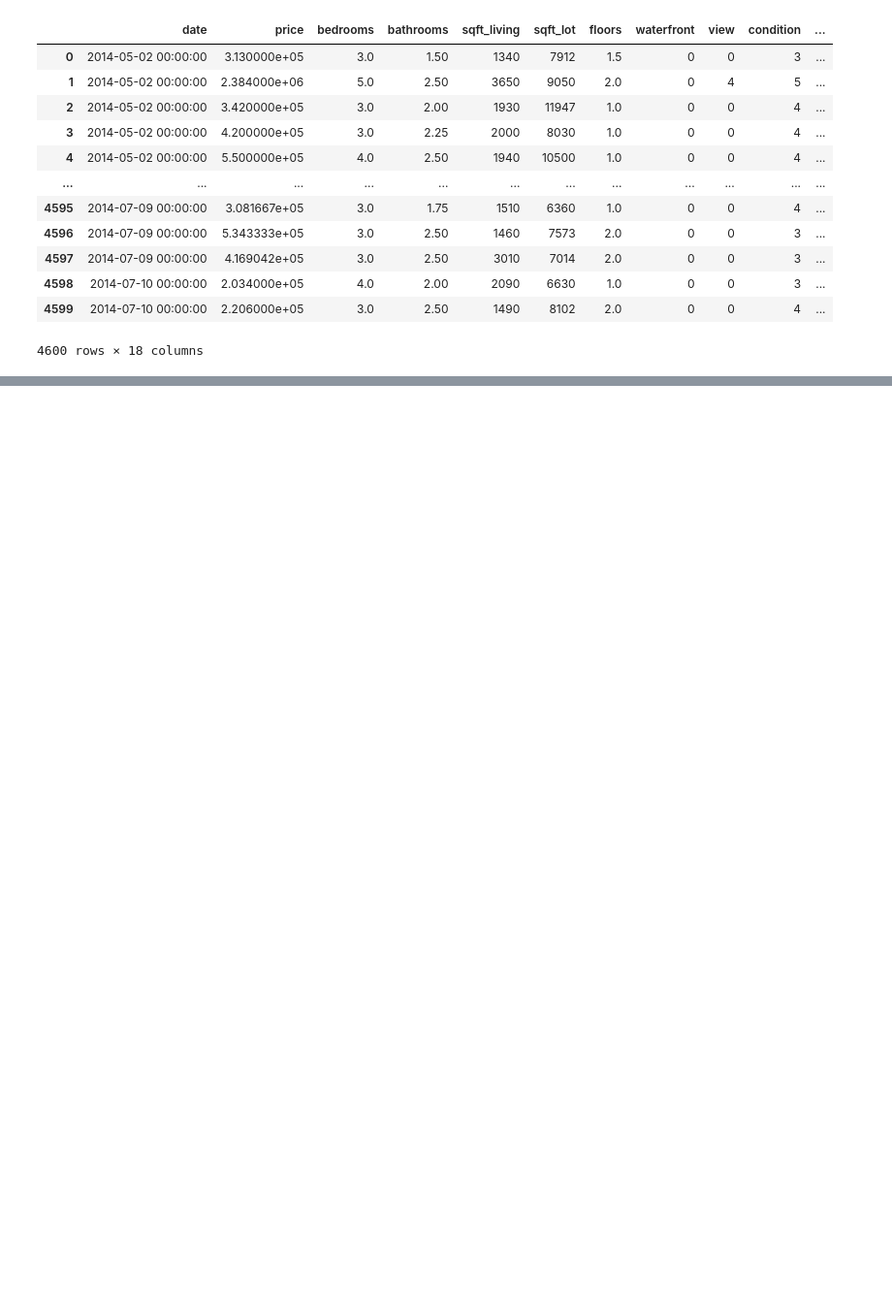
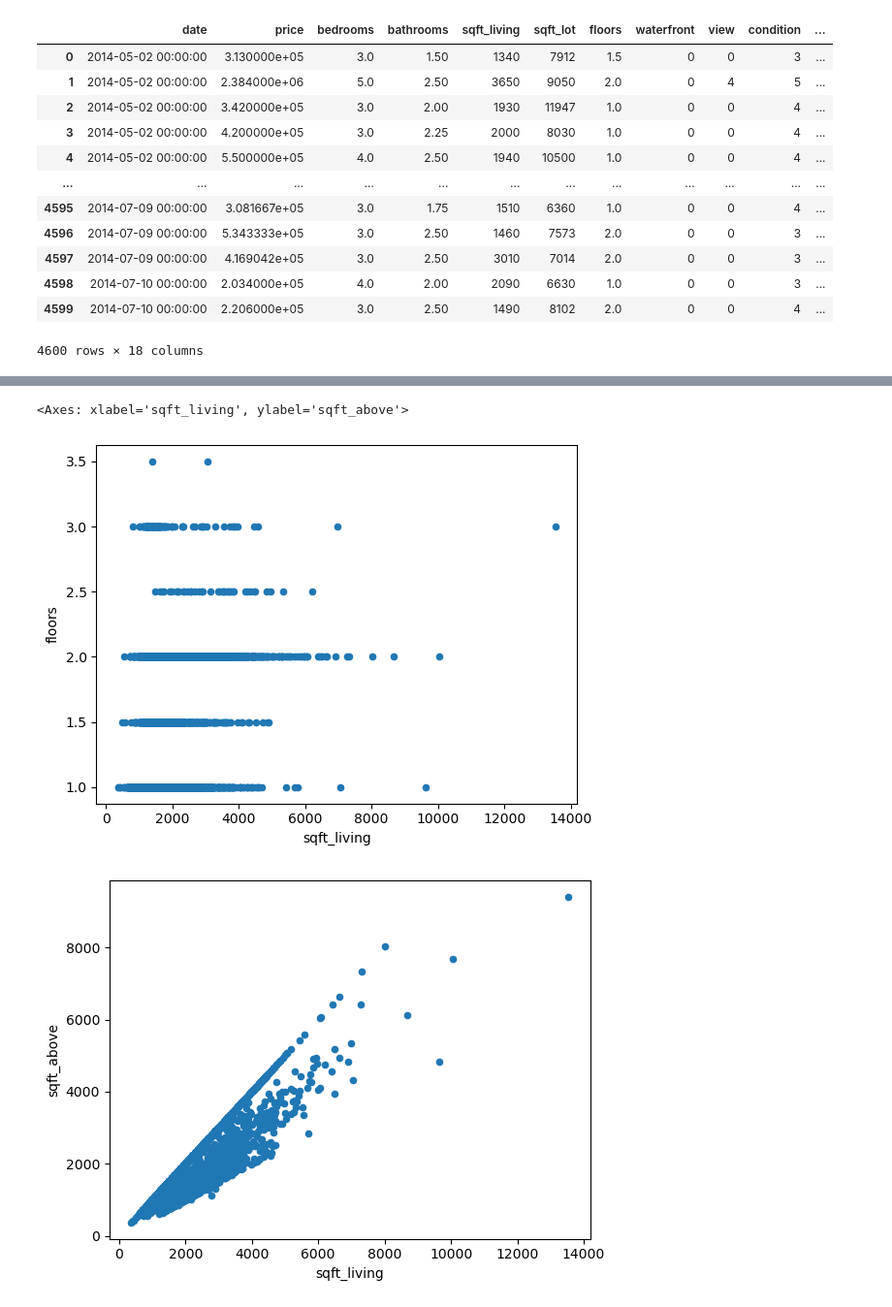
Before and after one commit to FahaDragusss/Foundations-Of-Machine-Learning, a Jupyter notebook: House Price Prediction Model/Preparing data.ipynb, the cells around one changed output, grey strips where cells are left out. Shown: that part at 97% size. Cells and saved outputs as stored; diff of their text form; code cells hidden in the pictures; blank space fills up the shorter version.

```diff
--- a/House Price Prediction Model/Preparing data.ipynb
+++ b/House Price Prediction Model/Preparing data.ipynb
@@ -22,0 +45,7 @@ house_df
+# %%
+house_df.plot.scatter(x = 'sqft_living', y= 'floors')
+house_df.plot.scatter(x = 'sqft_living', y= 'sqft_above')
+# %% [output]
+<Axes: xlabel='sqft_living', ylabel='sqft_above'>
+[figure, added]
+[figure, added]
```
Also changed, not shown: parts of 5 cells of this notebook, 5 other files.
